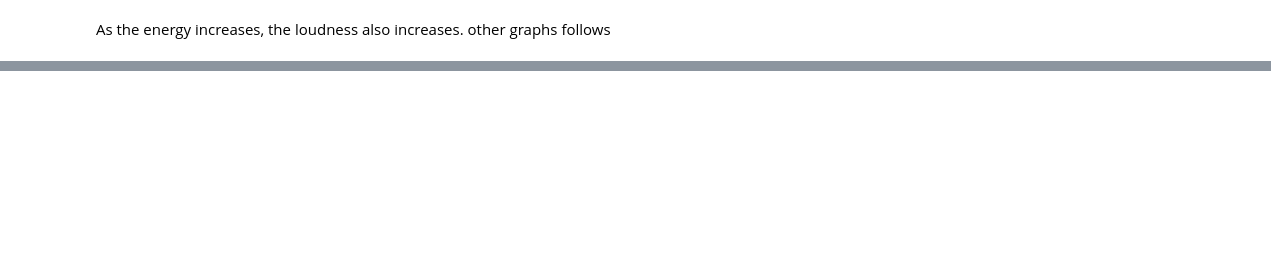
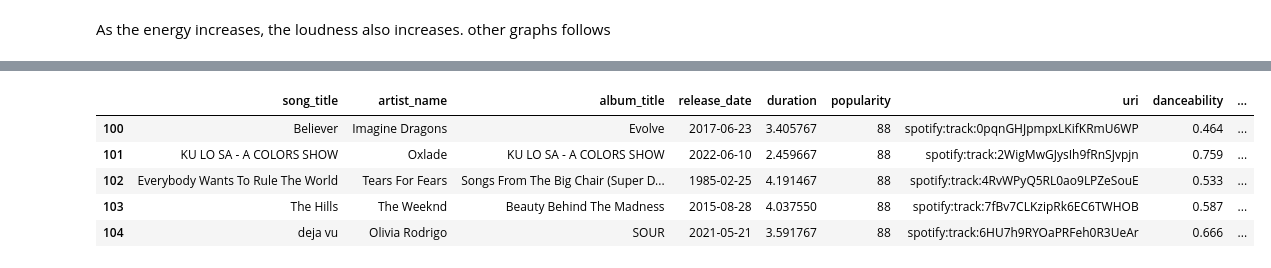
Before and after one commit to dapniii/DATA102-Spotify-Recommendation-System, a Jupyter notebook: main_project.ipynb, the cells around one changed output, grey strips where cells are left out. Drawn from its saved outputs; the diff is of its cells as text; code cells hidden in the pictures; blank space fills up the shorter version.

```diff
--- a/main_project.ipynb
+++ b/main_project.ipynb
@@ -557,0 +644,4 @@ KeyError: 'Requested level (release_date) does not match index name (None)'
+# %%
+# Create a top 100 songs dataframe (based on popularity)
+spotify_top100_df = spotify_clean_df.sort_values(by=['popularity'], ascending=False).head(100)
+spotify_clean_df.sort_values(by=['popularity'], ascending=False).iloc[100] # After top 100 > Song number 101
@@ -557,0 +666,14 @@ KeyError: 'Requested level (release_date) does not match index name (None)'
+# %%
+# Create separate dataframe for remaining songs in the dataset
+a = spotify_clean_df.sort_values(by=['popularity'], ascending=False)
+b = spotify_top100_df
+
+spotify_out100_df = pd.merge(a,b, indicator=True, how='outer').query('_merge=="left_only"').drop('_merge', axis=1)
+spotify_out100_df.head()
+# %% [output]
+|  | song_title | artist_name | album_title | release_date | duration | popularity | uri | danceability | ... |
+| 100 | Believer | Imagine Dragons | Evolve | 2017-06-23 | 3.405767 | 88 | spotify:track:0pqnGHJpmpxLKifKRmU6WP | 0.464 | ... |
+| 101 | KU LO SA - A COLORS SHOW | Oxlade | KU LO SA - A COLORS SHOW | 2022-06-10 | 2.459667 | 88 | spotify:track:2WigMwGJysIh9fRnSJvpjn | 0.759 | ... |
+| 102 | Everybody Wants To Rule The World | Tears For Fears | Songs From The Big Chair (Super D... | 1985-02-25 | 4.191467 | 88 | spotify:track:4RvWPyQ5RL0ao9LPZeSouE | 0.533 | ... |
+| 103 | The Hills | The Weeknd | Beauty Behind The Madness | 2015-08-28 | 4.037550 | 88 | spotify:track:7fBv7CLKzipRk6EC6TWHOB | 0.587 | ... |
+| 104 | deja vu | Olivia Rodrigo | SOUR | 2021-05-21 | 3.591767 | 88 | spotify:track:6HU7h9RYOaPRFeh0R3UeAr | 0.666 | ... |
```
Also changed, not shown: parts of 20 cells of this notebook.
